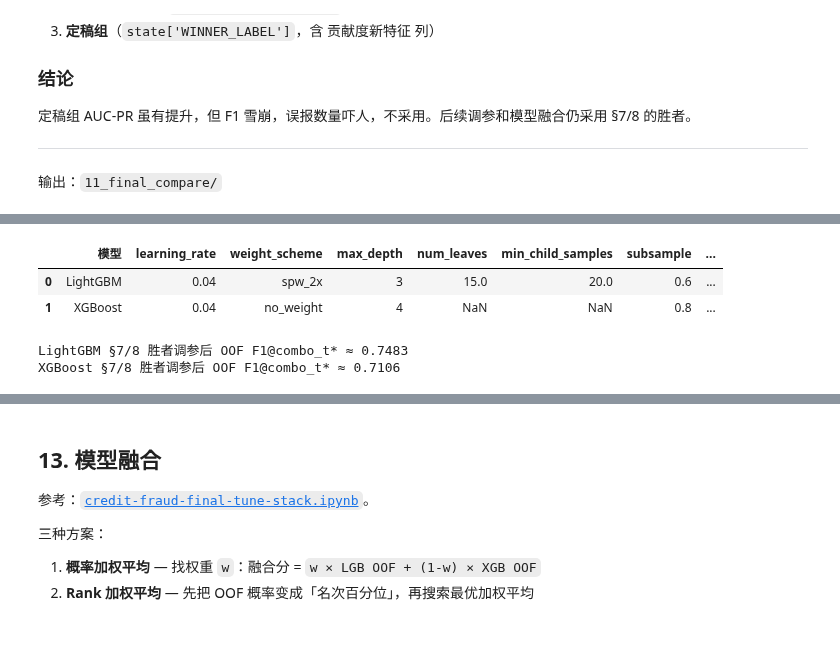
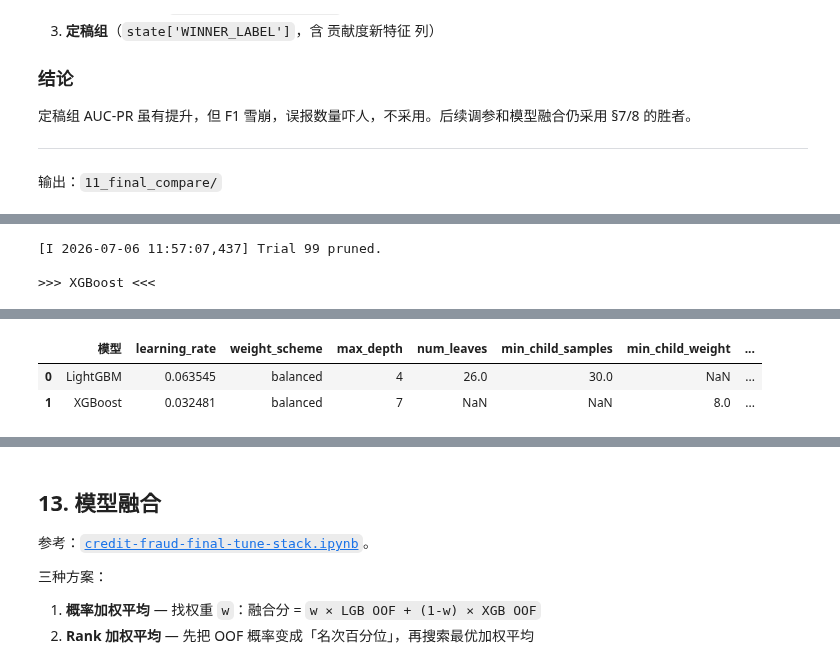
Before and after one commit to Sorry-Monkey/credit-fraud-imbalanced-pca-data-kaggle, a Jupyter notebook: src/credit-fraud-final.ipynb, the cells around one changed output, grey strips where cells are left out. Saved outputs shown, nothing was run; the diff lists cells and outputs as text; code cells hidden in the pictures; blank space fills up the shorter version.

```diff
--- a/src/credit-fraud-final.ipynb
+++ b/src/credit-fraud-final.ipynb
@@ -3999,38 +3967,61 @@ def sequential_grid_search(
 # %%
+# §12 exec — Optuna 贝叶斯搜索
+
 state = load_state()
 df_fe = bind_cv_data(pd.read_pickle(OUTPUT_DIR / 'df_features.pkl'))
 TUNE_FEATURES, TUNE_LABEL = resolve_tune_feature_cols(state)
-lgb_stages = LGB_STAGES_QUICK if QUICK_TUNE else LGB_STAGES_FULL
-xgb_stages = XGB_STAGES_QUICK if QUICK_TUNE else XGB_STAGES_FULL
 hist_lgb = OUT_TUNE / 'tune_hist_lgb.csv'
 hist_xgb = OUT_TUNE / 'tune_hist_xgb.csv'
 tune_json = OUT_TUNE / 'tune_results.json'
 
 print(f'§12 调参特征组: {TUNE_LABEL}（{len(TUNE_FEATURES)} 列，§7/8 胜者，不含 FE8）')
-print('顺序: ①学习率+权重 → ②树深度/叶子 → ③最小叶子样本 → ④采样 → ⑤正则')
+print(f'Optuna TPE 贝叶斯搜索 + MedianPruner 剪枝 | n_trials={OPTUNA_N_TRIALS} | {OPTUNA_TUNE_N_SPLITS} 折 CV')
 print('选优: AUC-PR 主；F1@combo_t* 打破平局；logloss 仅参考')
+print()
 
-reload_tune = True
-if SKIP_TUNE_IF_EXISTS and tune_json.exists():
-    best = json.loads(tune_json.read_text(encoding='utf-8'))
-    if best.get('feature_group') == TUNE_LABEL:
-        print('从 tune_results.json 加载')
-        reload_tune = False
-    else:
-        print(f'忽略旧 tune_results（{best.get("feature_group")} ≠ {TUNE_LABEL}），重新调参')
-if reload_tune:
-    best_lgb, h_lgb = sequential_grid_search('LightGBM', df_fe, TUNE_FEATURES, lgb_stages)
-    best_xgb, h_xgb = sequential_grid_search('XGBoost', df_fe, TUNE_FEATURES, xgb_stages)
-    h_lgb.to_csv(hist_lgb, index=False); h_xgb.to_csv(hist_xgb, index=False)
-    best = {'LightGBM': best_lgb, 'XGBoost': best_xgb, 'feature_group': TUNE_LABEL}
-    tune_json.write_text(json.dumps(best, ensure_ascii=False, indent=2), encoding='utf-8')
+print('>>> LightGBM <<<')
+best_lgb, h_lgb = optuna_tune_model('LightGBM', df_fe, TUNE_FEATURES)
+h_lgb.to_csv(hist_lgb, index=False)
 
-display(pd.DataFrame([{'模型': k, **v} for k,v in best.items() if k in MODELS]))
-# 调参后 OOF F1（辅指标，供 §13 参考）
+print('\n>>> XGBoost <<<')
+best_xgb, h_xgb = optuna_tune_model('XGBoost', df_fe, TUNE_FEATURES)
+h_xgb.to_csv(hist_xgb, index=False)
+
+# best 保留完整 dict（含 AUC-PR/F1）用于显示和验收；JSON 只写超参键供 §13 使用
+_metric_keys = {'AUC-PR_mean', F1_COMBO_COL, 'logloss_mean', 'logloss_std'}
+best = {'LightGBM': best_lgb, 'XGBoost': best_xgb, 'feature_group': TUNE_LABEL}
+tune_json.write_text(json.dumps({
+    'LightGBM': {k: v for k, v in best_lgb.items() if k not in _metric_keys},
+    'XGBoost': {k: v for k, v in best_xgb.items() if k not in _metric_keys},
+    'feature_group': TUNE_LABEL,
+}, ensure_ascii=False, indent=2), encoding='utf-8')
+
+# 展示最优超参
+display_cols = ['learning_rate', 'weight_scheme', 'max_depth', 'num_leaves',
+                'min_child_samples', 'min_child_weight', 'subsample',
+                'colsample_bytree', 'reg_alpha', 'reg_lambda',
+                'AUC-PR_mean']
+display_rows = []
+for model_name in MODELS:
+    if model_name in best:
+        display_rows.append({'模型': model_name,
+                             **{k: best[model_name].get(k) for k in display_cols}})
+display(pd.DataFrame(display_rows))
+
+# 调参后 5 折完整 OOF F1（供 §13 参考）
+print('\n调参后 OOF F1（5 折完整 CV，供 §13 参考）:')
 for m in MODELS:
     if m in best:
-        oof, fold_df = cross_val_oof_nan(m, df_fe, TUNE_FEATURES, best[m])
+        oof, fold_df = cross_val_oof_nan(m, df_fe, TUNE_FEATURES, best[m],
+                                         n_splits=CV_N_SPLITS)
         y = df_fe['Class'].values
         f1 = metrics_at_threshold_honest(y, oof)[F1_COMBO_COL]
-        print(f'{m} §7/8 胜者调参后 OOF F1@combo_t* ≈ {f1:.4f}')
+        print(f'  {m} Optuna 调参后 OOF F1@combo_t* ≈ {f1:.4f}')
+
+# 剪枝统计
+for m, hist_path in [('LightGBM', hist_lgb), ('XGBoost', hist_xgb)]:
+    if hist_path.exists():
+        h = pd.read_csv(hist_path)
+        n_pruned = int(h['state'].notna().sum()) if 'state' in h.columns else 0
+        print(f'  {m}: {len(h)} trials → 完成 {len(h) - n_pruned}，剪枝 {n_pruned}')
 # %% [output]
@@ -4053,0 +4052,3 @@ Stage 1 ['learning_rate', 'weight_scheme'] (LightGBM) [AUC-PR 主，F1@combo_t*
+[I 2026-07-06 11:57:07,437] Trial 99 pruned.
+
+>>> XGBoost <<<
@@ -4054,5 +4072,3 @@ Stage 1 ['learning_rate', 'weight_scheme'] (LightGBM) [AUC-PR 主，F1@combo_t*
-|  | 模型 | learning_rate | weight_scheme | max_depth | num_leaves | min_child_samples | subsample | ... |
-| 0 | LightGBM | 0.04 | spw_2x | 3 | 15.0 | 20.0 | 0.6 | ... |
-| 1 | XGBoost | 0.04 | no_weight | 4 | NaN | NaN | 0.8 | ... |
+|  | 模型 | learning_rate | weight_scheme | max_depth | num_leaves | min_child_samples | min_child_weight | ... |
+| 0 | LightGBM | 0.063545 | balanced | 4 | 26.0 | 30.0 | NaN | ... |
+| 1 | XGBoost | 0.032481 | balanced | 7 | NaN | NaN | 8.0 | ... |
-LightGBM §7/8 胜者调参后 OOF F1@combo_t* ≈ 0.7483
-XGBoost §7/8 胜者调参后 OOF F1@combo_t* ≈ 0.7106
```
Also changed, not shown: parts of 9 cells of this notebook.
